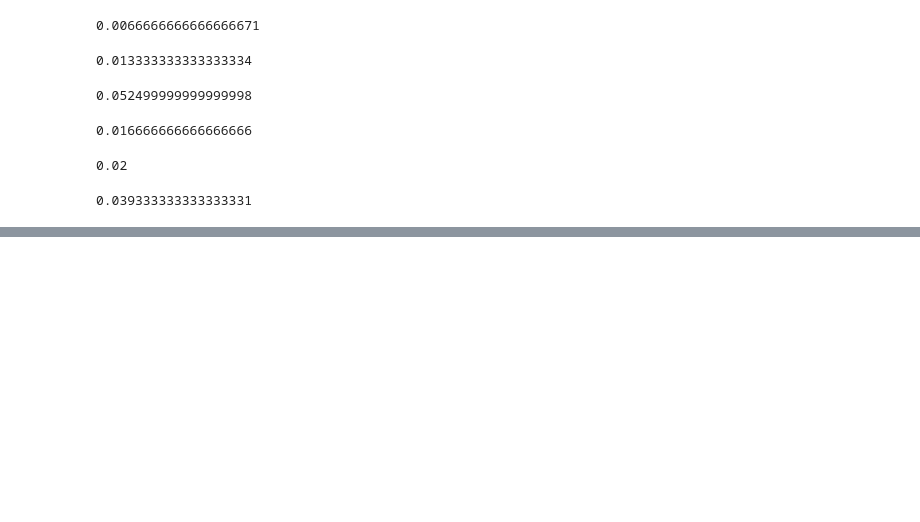
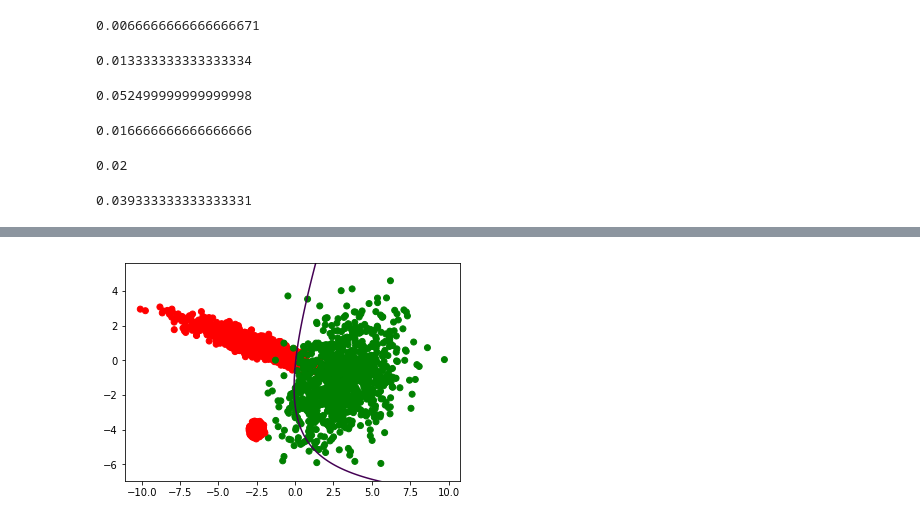
Before and after one commit to YoucefZemmouri/Graphical_Model_HMK1, a Jupyter notebook: QDA_Model.ipynb, the cells around one changed output, grey strips where cells are left out. Cells and saved outputs as stored; diff of their text form; code cells hidden in the pictures; blank space fills up the shorter version.

```diff
--- a/QDA_Model.ipynb
+++ b/QDA_Model.ipynb
@@ -218,0 +267,4 @@ predict(C_test)
+# %%
+visualize(C_test, C_train)
+# %% [output]
+[figure, added]
```
Also changed, not shown: parts of 4 cells of this notebook.
